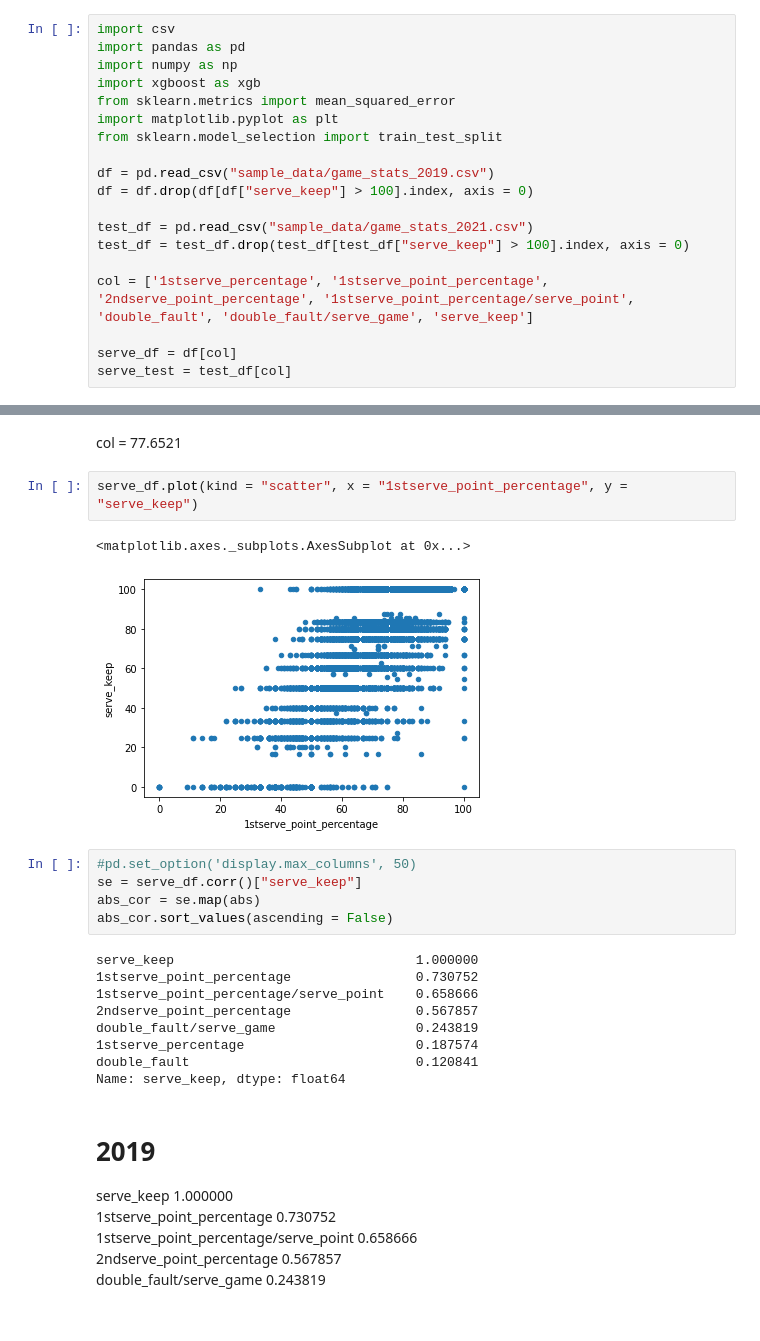
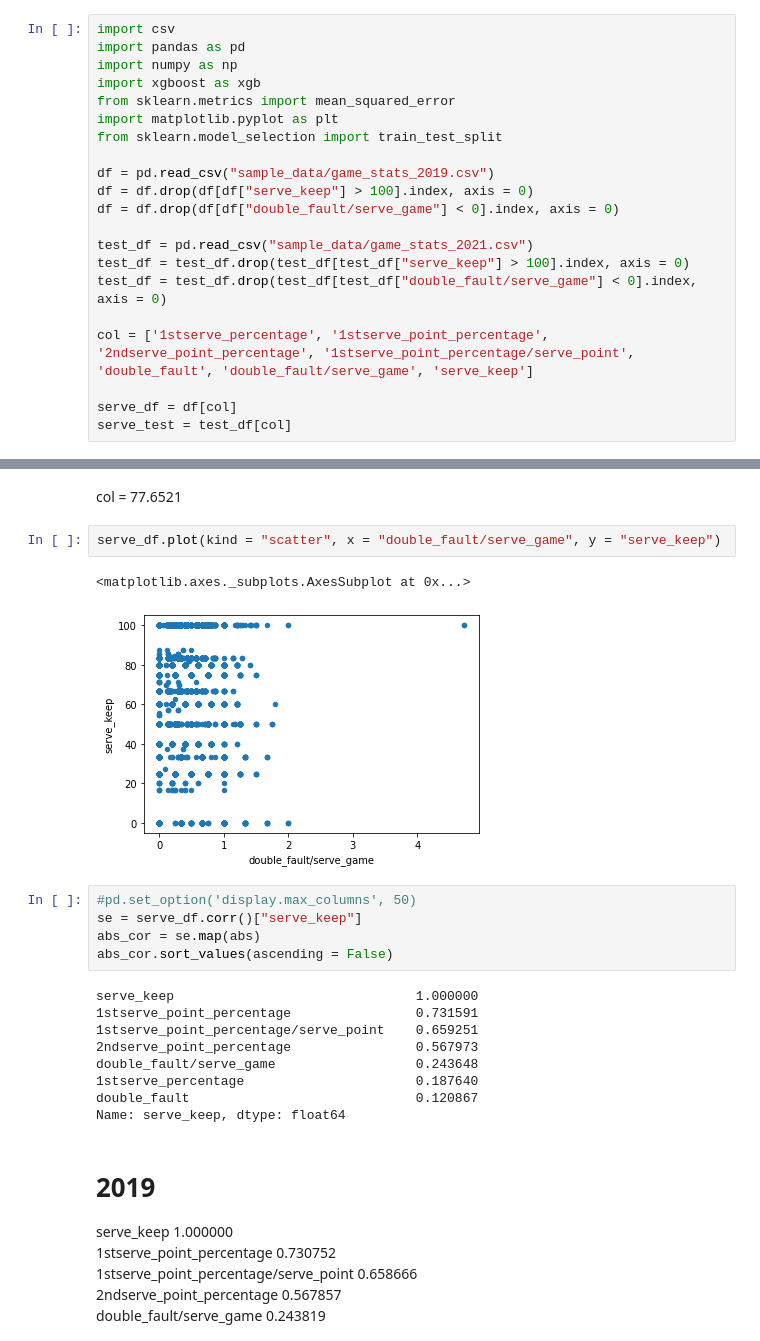
Before and after one commit to tomohitom/Tennis_Game_Analysis, a Jupyter notebook: tennis_stats_analysis/stats_analysis.ipynb, the cells around one changed output, grey strips where cells are left out. Cells and saved outputs as stored; diff of their text form.

```diff
--- a/tennis_stats_analysis/stats_analysis.ipynb
+++ b/tennis_stats_analysis/stats_analysis.ipynb
@@ -11,9 +11,11 @@ from sklearn.model_selection import train_test_split
 
 df = pd.read_csv("sample_data/game_stats_2019.csv")
 df = df.drop(df[df["serve_keep"] > 100].index, axis = 0)
+df = df.drop(df[df["double_fault/serve_game"] < 0].index, axis = 0)
 
 test_df = pd.read_csv("sample_data/game_stats_2021.csv")
 test_df = test_df.drop(test_df[test_df["serve_keep"] > 100].index, axis = 0)
+test_df = test_df.drop(test_df[test_df["double_fault/serve_game"] < 0].index, axis = 0)
 
 col = ['1stserve_percentage', '1stserve_point_percentage', '2ndserve_point_percentage', '1stserve_point_percentage/serve_point', 'double_fault', 'double_fault/serve_game', 'serve_keep']
 
@@ -71,10 +73,10 @@ print(score)
 # %% [markdown]
 col = 77.6521
 # %%
-serve_df.plot(kind = "scatter", x = "1stserve_point_percentage", y = "serve_keep")
+serve_df.plot(kind = "scatter", x = "double_fault/serve_game", y = "serve_keep")
 # %% [output]
 <matplotlib.axes._subplots.AxesSubplot at 0x...>
-[figure, old version]
+[figure, new version]
 # %%
 #pd.set_option('display.max_columns', 50)
 se = serve_df.corr()["serve_keep"]
@@ -82,12 +84,12 @@ abs_cor = se.map(abs)
 abs_cor.sort_values(ascending = False)
 # %% [output]
 serve_keep                               1.000000
-1stserve_point_percentage                0.730752
-1stserve_point_percentage/serve_point    0.658666
-2ndserve_point_percentage                0.567857
-double_fault/serve_game                  0.243819
-1stserve_percentage                      0.187574
-double_fault                             0.120841
+1stserve_point_percentage                0.731591
+1stserve_point_percentage/serve_point    0.659251
+2ndserve_point_percentage                0.567973
+double_fault/serve_game                  0.243648
+1stserve_percentage                      0.187640
+double_fault                             0.120867
 Name: serve_keep, dtype: float64
 # %% [markdown]
 # 2019
```
